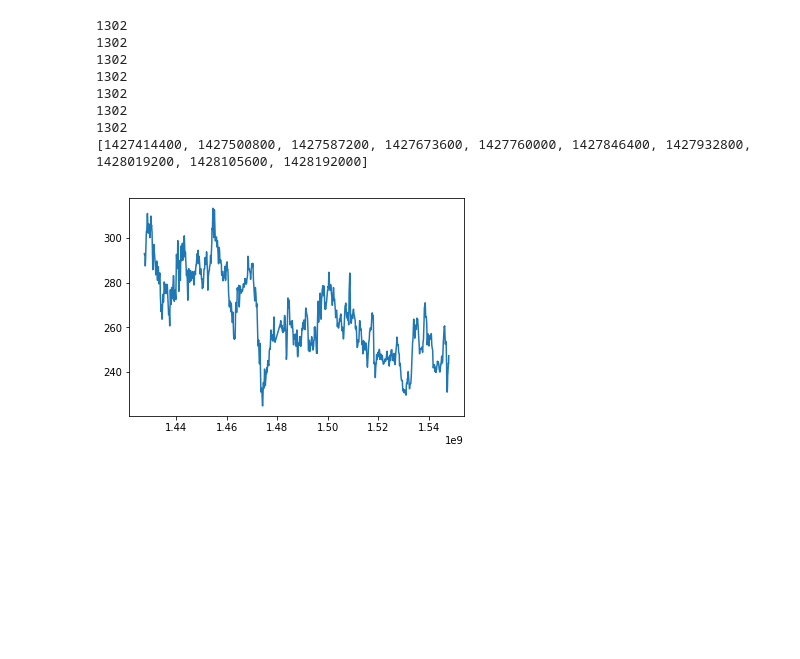
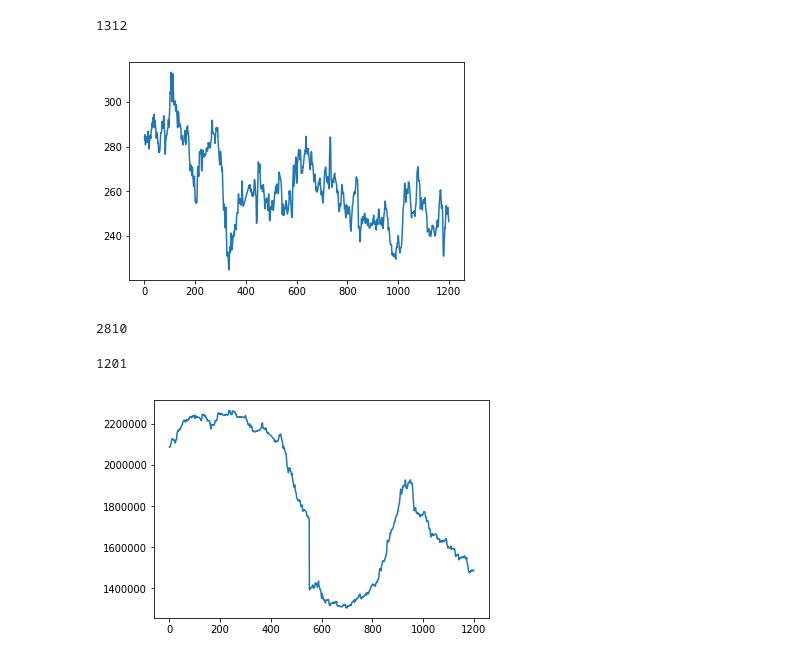
Before and after one commit to rmmartin02/OSRS_Research, a Jupyter notebook: Economics.ipynb, the cells around one changed output. Saved outputs shown, nothing was run; the diff lists cells and outputs as text; code cells hidden in the pictures; blank space fills up the shorter version.

```diff
--- a/Economics.ipynb
+++ b/Economics.ipynb
@@ -16,50 +16,31 @@ for item in itemInfo:
 # %%
 def averagePrices(items):
-    dates = []
-    for item in items:
-        dates.append([a[0] for a in itemPrices[item]])
-
-    matchDates = set(dates[0])
-    for d in dates[1:]:
-        matchDates.intersection_update(d)
-    print(len(matchDates))
-
-    dates = []
+    minLen = items[0]
     prices = []
-    for i in range(len(items)):
-        dates.append([])
-        prices.append([])
-        for a in itemPrices[items[i]]:
-            if a[0] in matchDates and a[0] not in dates[i]:
-                dates[i].append(a[0])
-                prices[i].append(a[1])
-    for p in prices:
-        print(len(p))
+    for i in items:
+        #print(len(itemPrices[i]))
+        prices.append([a[1] for a in itemPrices[i]])
+        if len(itemPrices[i])<len(itemPrices[minLen]):
+            minLen = i
+    minLen = len(itemPrices[minLen])
+    print(minLen)
     priceAvg = []
-    for i in range(len(prices[0])):
+    for i in range(minLen):
         priceAvg.append(0)
         for j in range(len(prices)):
-            priceAvg[i]+=prices[j][i]
+            priceAvg[i]+=prices[j][i-minLen]
         priceAvg[i]/=len(prices)
-    return sorted(list(matchDates)),priceAvg,prices
+    return priceAvg
 # %%
 logs = ['Logs','Oak_logs','Willow_logs','Maple_logs','Yew_logs','Magic_logs']
 # %%
 logPrices = averagePrices(logs)
-print(logPrices[0][:10])
-plt.plot(logPrices[0],logPrices[1])
+plt.plot(logPrices[-1201:])
 '''
 for p in logPrices[2]:
     plt.plot(logPrices[0],p)
 '''
 plt.show()
 # %% [output]
-1302
-1302
-1302
-1302
-1302
-1302
-1302
-[1427414400, 1427500800, 1427587200, 1427673600, 1427760000, 1427846400, 1427932800, 1428019200, 1428105600, 1428192000]
+1312
-[figure, old version]
+[figure, new version]
@@ -69,0 +47,15 @@ def getAllItemsWithCategory(cat):
+# %%
+viableItems = []
+for item in itemPrices:
+    if len(itemPrices[item])>1200:
+        viableItems.append(item)
+print(len(viableItems))
+# %% [output]
+2810
+# %%
+prices = averagePrices(viableItems)
+plt.plot(prices)
+plt.show()
+# %% [output]
+1201
+[figure, added]
```
Also changed, not shown: parts of 2 cells of this notebook, 3 other files.
